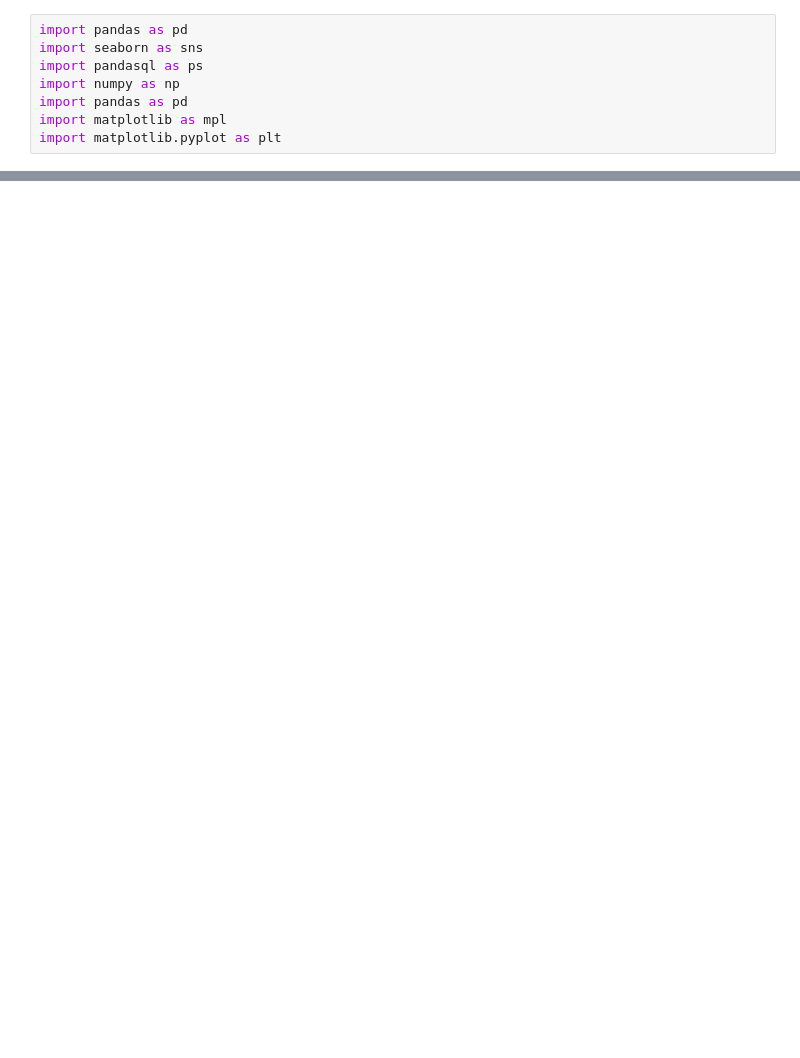
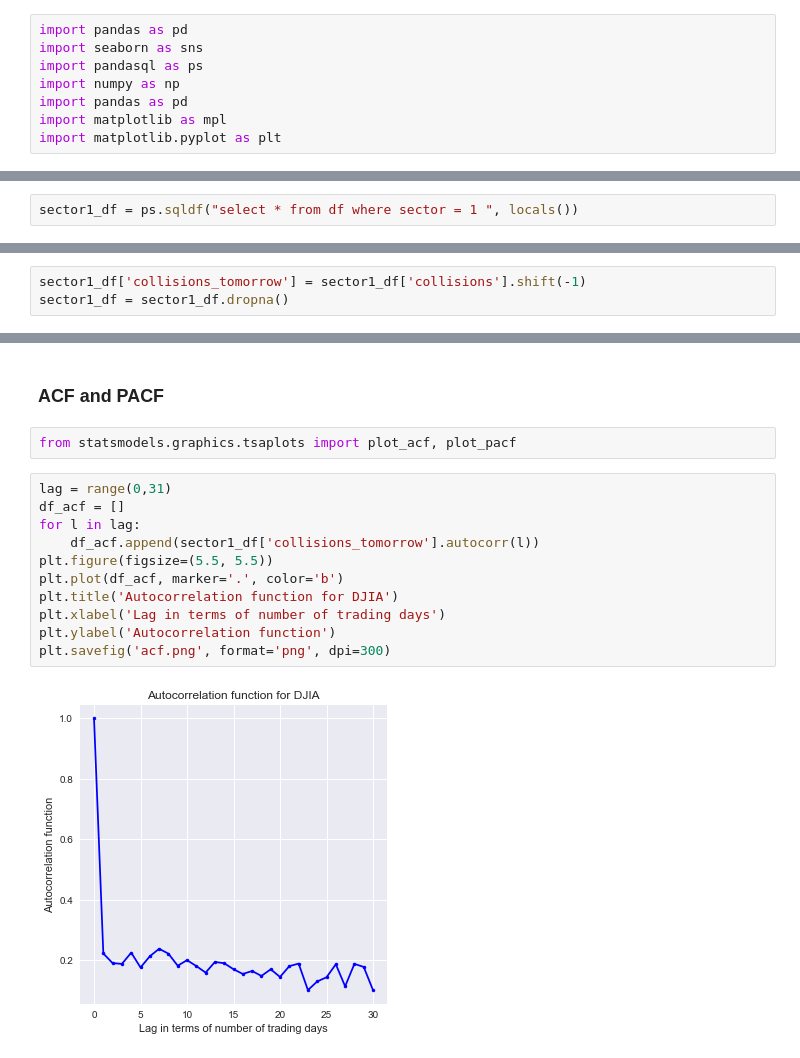
Before and after one commit to Peter-32/LA-Collision-Forecasting, a Jupyter notebook: la_collisions ML.ipynb, the cells around one changed output, grey strips where cells are left out. Cells and saved outputs as stored; diff of their text form; blank space fills up the shorter version.

```diff
--- a/la_collisions ML.ipynb
+++ b/la_collisions ML.ipynb
@@ -12,0 +45,2 @@ FileNotFoundError: File b'final_aggregated_df.csv' does not exist
+# %%
+sector1_df = ps.sqldf("select * from df where sector = 1 ", locals())
@@ -12,0 +55,3 @@ FileNotFoundError: File b'final_aggregated_df.csv' does not exist
+# %%
+sector1_df['collisions_tomorrow'] = sector1_df['collisions'].shift(-1)
+sector1_df = sector1_df.dropna()
@@ -12,0 +71,17 @@ FileNotFoundError: File b'final_aggregated_df.csv' does not exist
+# %% [markdown]
+### ACF and PACF
+# %%
+from statsmodels.graphics.tsaplots import plot_acf, plot_pacf
+# %%
+lag = range(0,31)
+df_acf = []
+for l in lag:
+    df_acf.append(sector1_df['collisions_tomorrow'].autocorr(l))
+plt.figure(figsize=(5.5, 5.5))
+plt.plot(df_acf, marker='.', color='b')
+plt.title('Autocorrelation function for DJIA')
+plt.xlabel('Lag in terms of number of trading days')
+plt.ylabel('Autocorrelation function')
+plt.savefig('acf.png', format='png', dpi=300)
+# %% [output]
+[figure, added]
```
Also changed, not shown: parts of 71 cells of this notebook, 20 other files.
